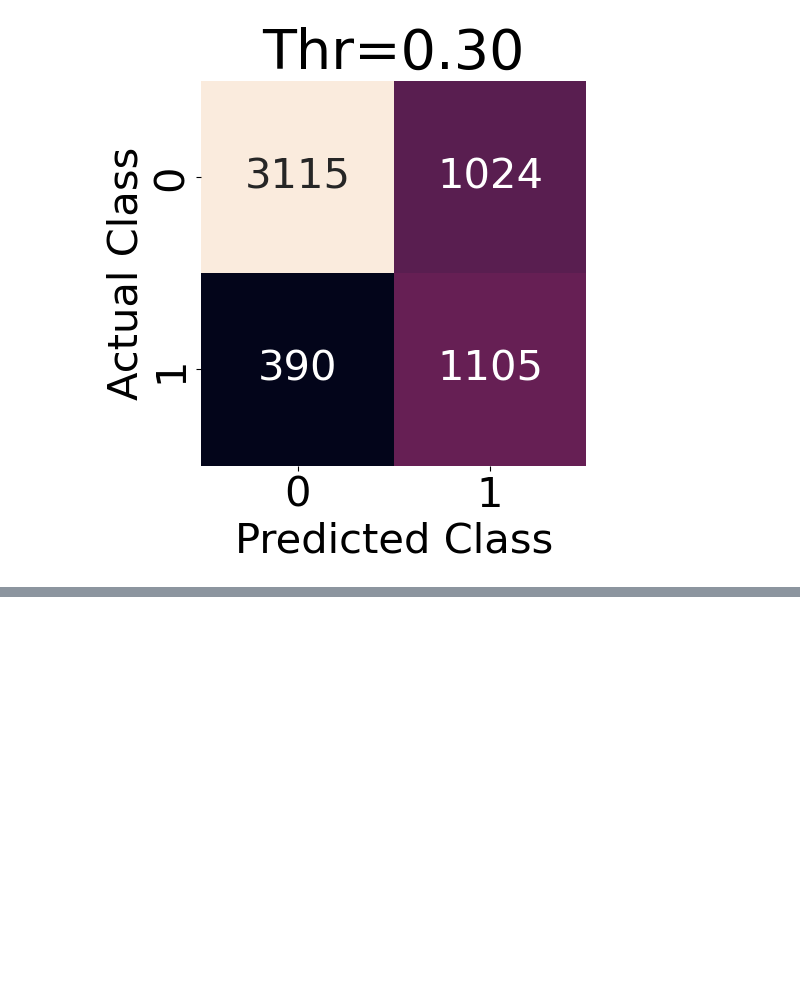
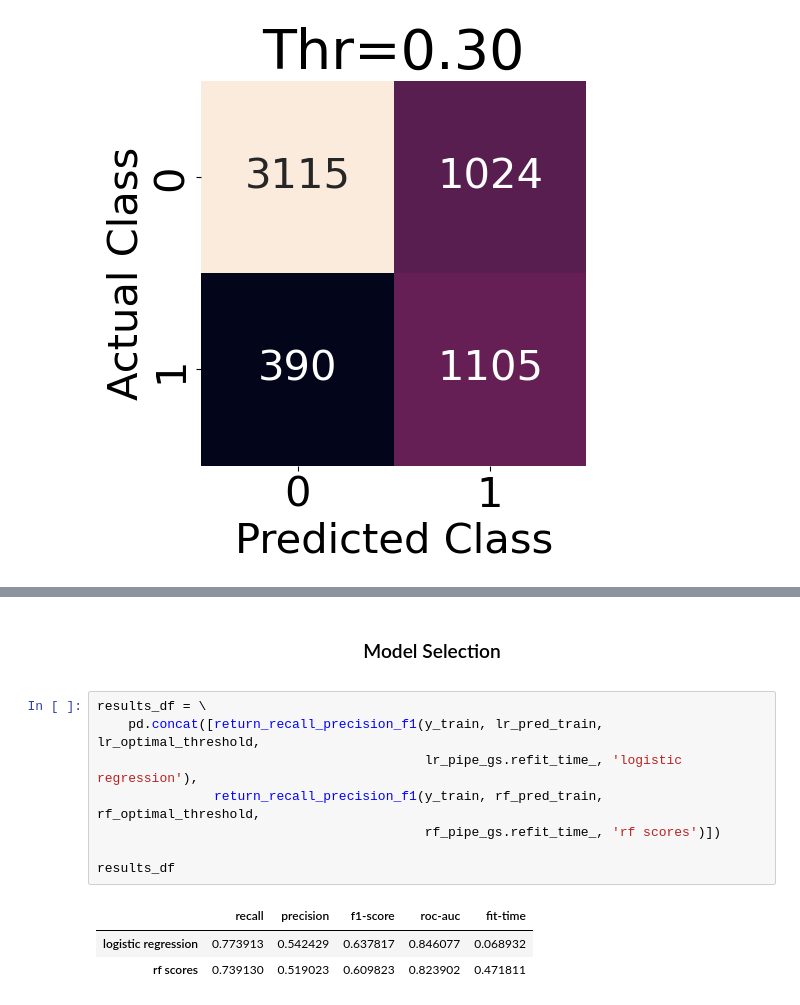
Before and after one commit to RKL13/BS_Telecom_Customer_Churn, a Jupyter notebook: Modeling.ipynb, the cells around one changed output, grey strips where cells are left out. Drawn from its saved outputs; the diff is of its cells as text; blank space fills up the shorter version.

```diff
--- a/Modeling.ipynb
+++ b/Modeling.ipynb
@@ -291,0 +377,14 @@ return_recall_precision_f1(y_train, rf_pred_train, rf_optimal_threshold, 'rf')
+# %% [markdown]
+<center><h3>Model Selection
+# %%
+results_df = \
+    pd.concat([return_recall_precision_f1(y_train, lr_pred_train, lr_optimal_threshold,
+                                          lr_pipe_gs.refit_time_, 'logistic regression'),
+               return_recall_precision_f1(y_train, rf_pred_train, rf_optimal_threshold,
+                                          rf_pipe_gs.refit_time_, 'rf scores')])
+
+results_df
+# %% [output]
+|  | recall | precision | f1-score | roc-auc | fit-time |
+| logistic regression | 0.773913 | 0.542429 | 0.637817 | 0.846077 | 0.068932 |
+| rf scores | 0.739130 | 0.519023 | 0.609823 | 0.823902 | 0.471811 |
```
Also changed, not shown: parts of 20 cells of this notebook.
